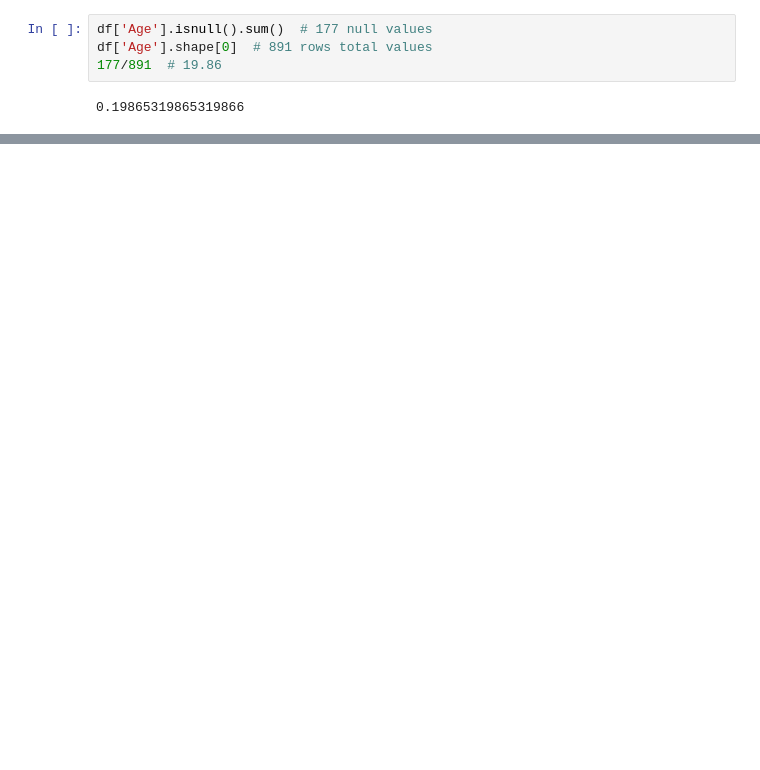
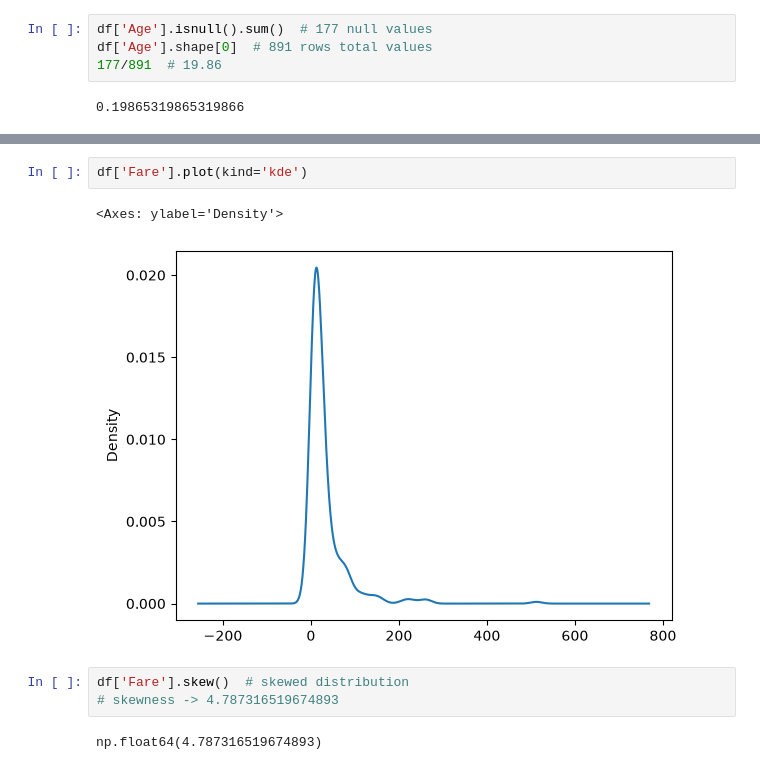
Before and after one commit to GitAnkit-hub/Data-Wrangling-and-EDA, a Jupyter notebook: eda.ipynb, the cells around one changed output, grey strips where cells are left out. Saved outputs shown, nothing was run; the diff lists cells and outputs as text; blank space fills up the shorter version.

```diff
--- a/eda.ipynb
+++ b/eda.ipynb
@@ -188,0 +241,10 @@ df['Age'].shape[0]  # 891 rows total values
+# %%
+df['Fare'].plot(kind='kde')
+# %% [output]
+<Axes: ylabel='Density'>
+[figure, added]
+# %%
+df['Fare'].skew()  # skewed distribution
+# skewness -> 4.787316519674893
+# %% [output]
+np.float64(4.787316519674893)
```
Also changed, not shown: parts of 10 cells of this notebook.
